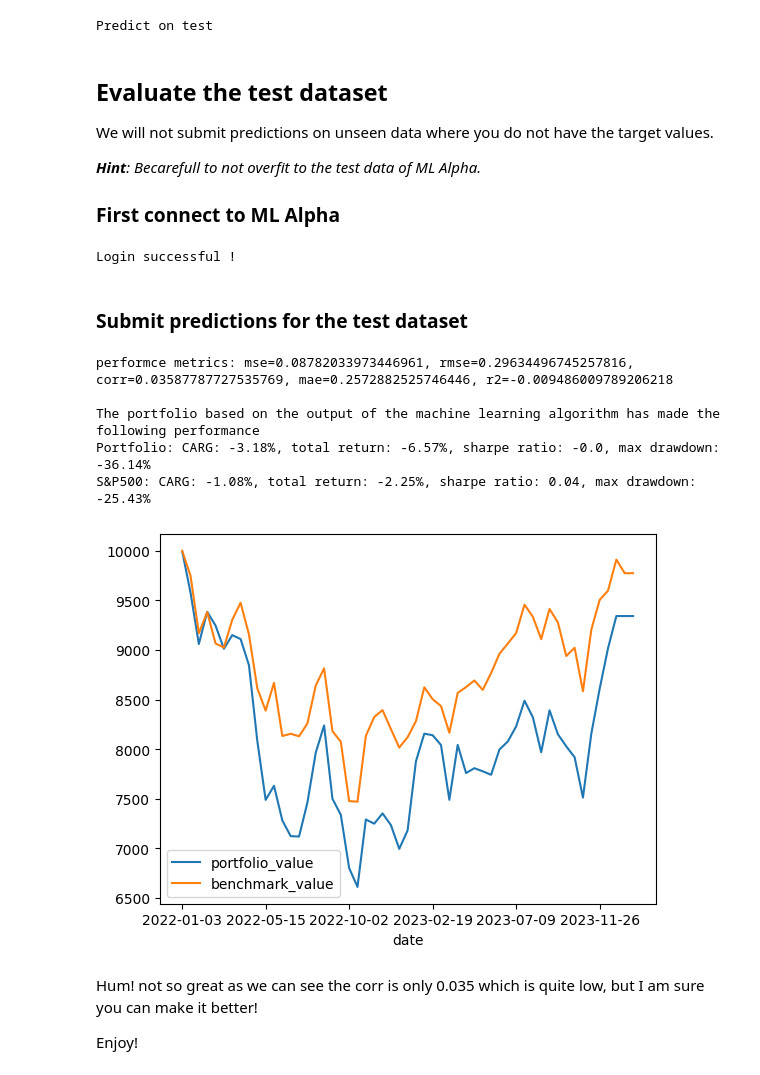
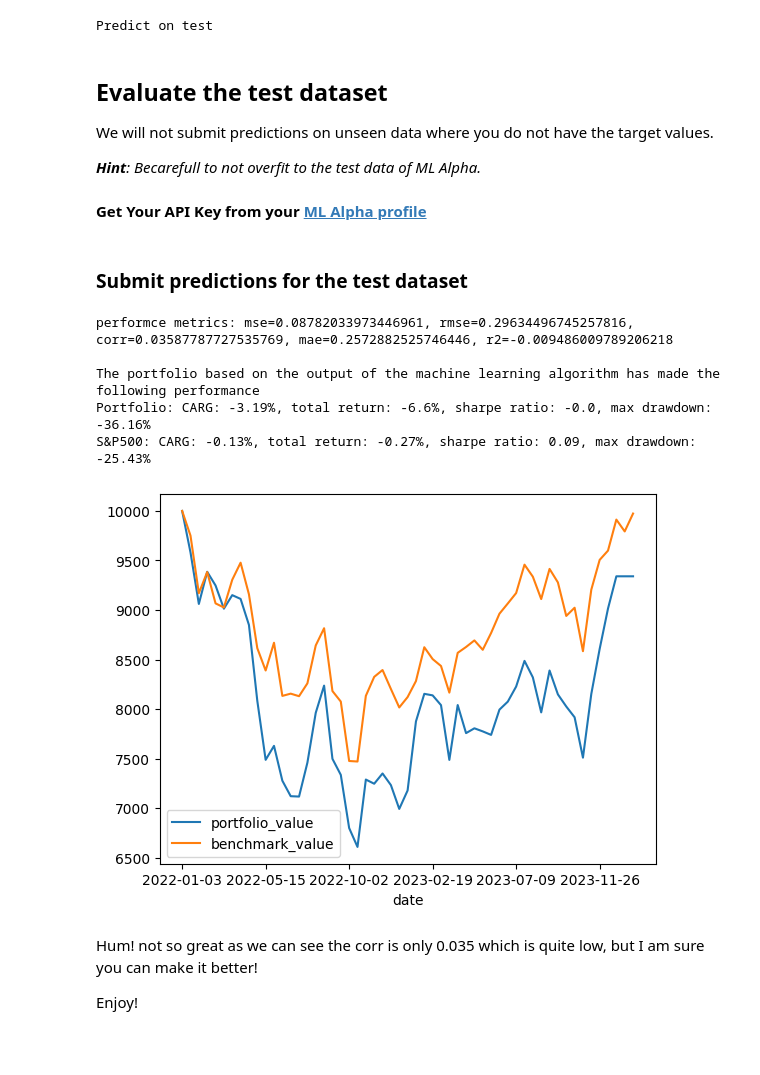
Before and after one commit to ml-alpha/example-scripts, a Jupyter notebook: datascientist-example.ipynb, the cells around one changed output. Cells and saved outputs as stored; diff of their text form; code cells hidden in the pictures; blank space fills up the shorter version.

```diff
--- a/datascientist-example.ipynb
+++ b/datascientist-example.ipynb
@@ -191,59 +197,37 @@ We will not submit predictions on unseen data where you do not have the target v
 
 
 ***Hint**: Becarefull to not overfit to the test data of ML Alpha.*
-
-### First connect to ML Alpha
-# %%
-password = os.getenv('MLALPHA_PASSWORD', 'user') #Your password that you used to login into ML Alpha, make sure to use an environment variable to pass the password, (PS: we are working on adding API keys)
-username = 'user_1' #Your username that you use to login into ML ALpha
-headers = None
-
-# Login to ML ALpha
-r = requests.post('https://api.mlalpha.com/v0.1/auth/login', json={'username': username, 'password': password})
-
-if r.status_code != 200:
-  print(f'Login failed {r.status_code}: {r.text}')
-else:
-  print('Login successful !')
-  login_data = r.json()
-
-  # Save the access token to call the API later on, this access token will be valid for 2 hours
-  access_token = login_data['access_token']
-
-  # Create header to be passed to API call with the token
-  headers = {'Content-Type': 'application/json', 'Authorization': f'Bearer {access_token}'}
-# %% [output]
-Login successful !
+# %% [markdown]
+**Get Your API Key from your [ML Alpha profile](https://app.mlalpha.com/profile)**
+# %%
+api_key = 'j18Www2kE67tr3jl1TB6Iq2gQc9p1eQU' #this key is deactivated
 # %% [markdown]
 ### Submit predictions for the test dataset
 # %%
-if headers is None:
-  print('Header not set, the following queries will not work! Please login before')
-
-model_data = dict(security_by_time=df_test['security_by_time'].to_list(), target=TARGET, values=df_test['predicted_value'].to_list())
-r = requests.post('https://api.mlalpha.com/v0.1/mlds/benchmark_test_ds', json=model_data, headers=headers)
+model_data = dict(security_by_time=df_test['security_by_time'].to_list(), target=TARGET, values=df_test['predicted_value'].to_list(), api_key=api_key)
+r = requests.post('https://api.mlalpha.com/v0.1/mlds/benchmark_test_ds', json=model_data, headers={'Content-Type': 'application/json'})
 
 if r.status_code == 200:
   data = r.json()
   print(f'performce metrics: mse={data["mse"]}, rmse={data["rmse"]}, corr={data["corr"]}, mae={data["mae"]}, r2={data["r2"]}')
 
   print('')
   print(f'The portfolio based on the output of the machine learning algorithm has made the following performance')
   print(f"Portfolio: CARG: {data['periodCAGR']}%, total return: {data['periodCumulativeReturn']}%, sharpe ratio: {data['periodSharpe']}, max drawdown: {data['periodMaxDrawdown']}%")
   print(f"S&P500: CARG: {data['periodCAGRBench']}%, total return: {data['periodCumulativeReturnBench']}%, sharpe ratio: {data['periodSharpeBench']}, max drawdown: {data['periodMaxDrawdownBench']}%")
 
 
   df_perf = pd.DataFrame({'date': data['periodPortfolioValuePlot']['dates'], 'portfolio_value': data['periodPortfolioValuePlot']['prices'], 'benchmark_value': data['periodPortfolioValuePlot']['benchmarkPrices']})
   df_perf.set_index('date').plot()
 else:
   print(f'ERROR when calling the MLALPHA API (error code: {r.status_code}) if 401 is the error code, make sure you are logged-in correctly and the token is passed in the headers, if 500 please contact us and tell us the time of the error ({datetime.now()})')
 # %% [output]
 performce metrics: mse=0.08782033973446961, rmse=0.29634496745257816, corr=0.03587787727535769, mae=0.2572882525746446, r2=-0.009486009789206218
 
 The portfolio based on the output of the machine learning algorithm has made the following performance
-Portfolio: CARG: -3.18%, total return: -6.57%, sharpe ratio: -0.0, max drawdown: -36.14%
-S&P500: CARG: -1.08%, total return: -2.25%, sharpe ratio: 0.04, max drawdown: -25.43%
+Portfolio: CARG: -3.19%, total return: -6.6%, sharpe ratio: -0.0, max drawdown: -36.16%
+S&P500: CARG: -0.13%, total return: -0.27%, sharpe ratio: 0.09, max drawdown: -25.43%
-[figure, old version]
+[figure, new version]
 # %% [markdown]
 Hum! not so great as we can see the corr is only 0.035 which is quite low, but I am sure you can make it better!
 
```
Also changed, not shown: parts of 3 cells of this notebook.
